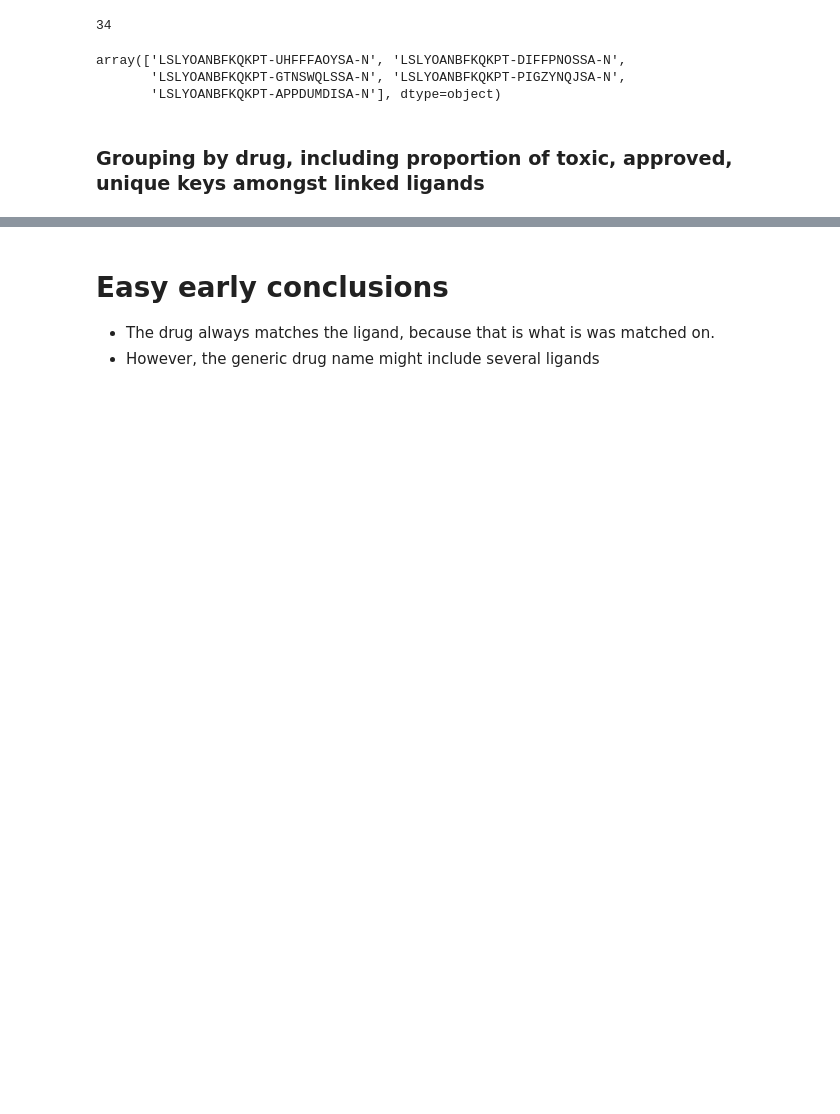
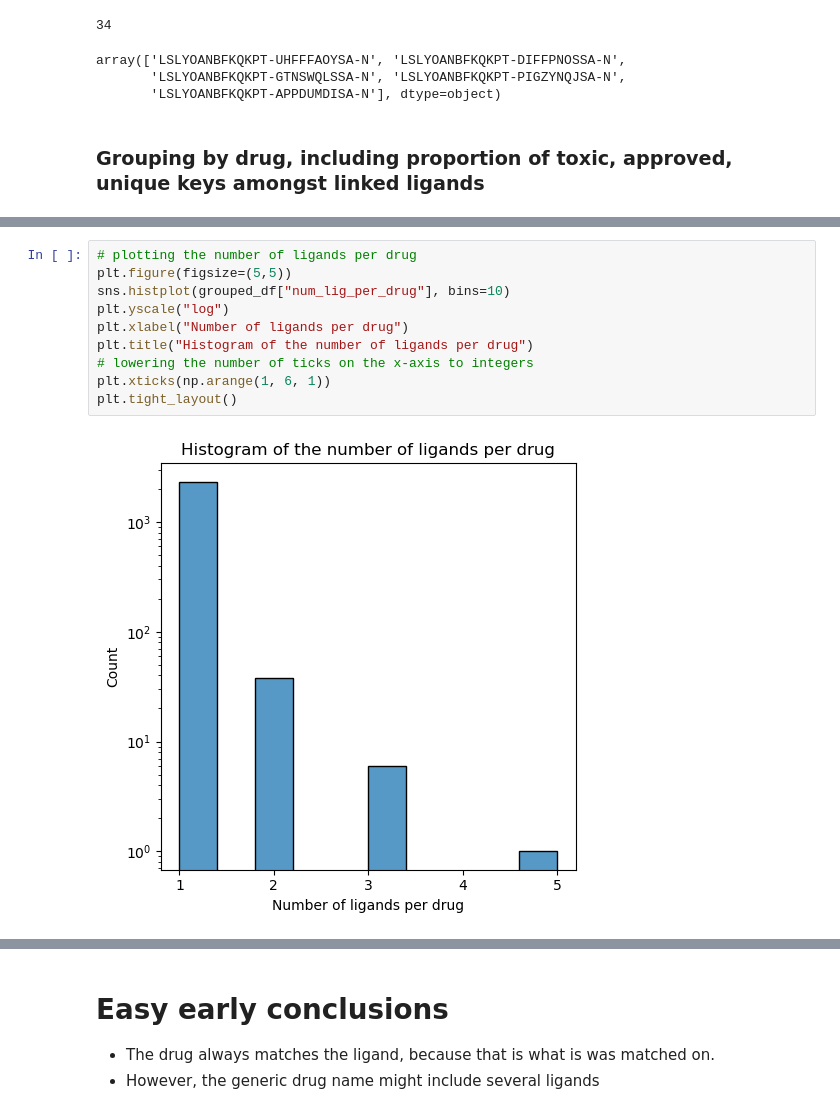
Before and after one commit to epfl-ada/ada-2024-project-hyperbabbage, a Jupyter notebook: trials_mathis.ipynb, the cells around one changed output, grey strips where cells are left out. Saved outputs shown, nothing was run; the diff lists cells and outputs as text; blank space fills up the shorter version.

```diff
--- a/trials_mathis.ipynb
+++ b/trials_mathis.ipynb
@@ -178,3 +187,15 @@ grouped_df.head()
+# %%
+# plotting the number of ligands per drug
+plt.figure(figsize=(5,5))
+sns.histplot(grouped_df["num_lig_per_drug"], bins=10)
+plt.yscale("log")
+plt.xlabel("Number of ligands per drug")
+plt.title("Histogram of the number of ligands per drug")
+# lowering the number of ticks on the x-axis to integers
+plt.xticks(np.arange(1, 6, 1))
+plt.tight_layout()
+# %% [output]
+[figure, added]
 # %%
 grouped_df.loc[grouped_df["num_lig_per_drug"]>1]
 # %% [output]
```
Also changed, not shown: parts of 35 cells of this notebook.
